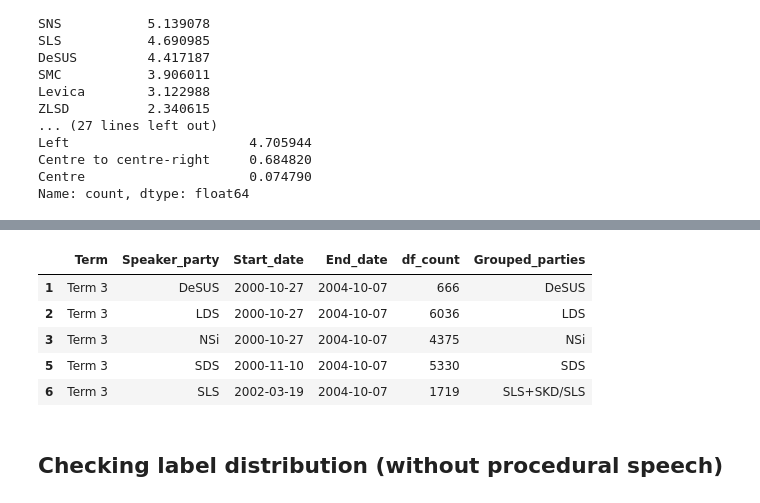
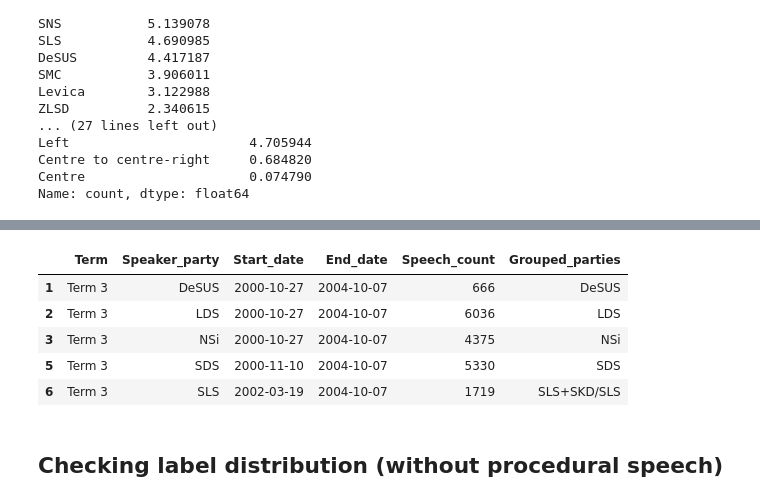
Before and after one commit to katjameden/ParlaMint_Sentiment, a Jupyter notebook: Aggregation/Notebooks/Sentiment_Analysis/Analysis.ipynb, the cells around one changed output, grey strips where cells are left out. Saved outputs shown, nothing was run; the diff lists cells and outputs as text; code cells hidden in the pictures.

```diff
--- a/Aggregation/Notebooks/Sentiment_Analysis/Analysis.ipynb
+++ b/Aggregation/Notebooks/Sentiment_Analysis/Analysis.ipynb
@@ -244,26 +239,27 @@ plt.show()
 # %%
 activity = df.groupby(['Term', 'Speaker_party']).agg(
     Start_date=('Date', 'min'),
     End_date=('Date', 'max'),
-    df_count=('Date', 'size')  # Number of rows in the group
+    Speech_count=('Date', 'size')  # Number of rows in the group (len())
 ).reset_index()
-activity = activity[~activity['Speaker_party'].isin(["-", "NeP", "NP", "Lipa", "Konkretno"])]
+activity = activity[~activity['Speaker_party'].isin(["-", "NeP", "NP"])]
 groups = {
     "ZL": "ZL/Levica",
     "Levica": "ZL/Levica",
-    "SAB" :"SAB/ZaAB",
-    "ZaAB":"SAB/ZaAB",
+    "ZaAB":"ZaAB/ZaSLD/SAB",
+    "ZaSLD":"ZaAB/ZaSLD/SAB",
+    "SAB" :"ZaAB/ZaSLD/SAB",
     "ZLSD":"ZLSD/SD",
     "SD":"ZLSD/SD",
     "SLS+SKD":"SLS+SKD/SLS",
     "SLS":"SLS+SKD/SLS",
     "DLGV":"DLGV/DL",
     "DL":"DLGV/DL"
 }
 activity["Grouped_parties"] = activity['Speaker_party'].replace(groups).fillna(activity['Speaker_party'])
 activity.head()
 # %% [output]
-|  | Term | Speaker_party | Start_date | End_date | df_count | Grouped_parties |
+|  | Term | Speaker_party | Start_date | End_date | Speech_count | Grouped_parties |
 | 1 | Term 3 | DeSUS | 2000-10-27 | 2004-10-07 | 666 | DeSUS |
 | 2 | Term 3 | LDS | 2000-10-27 | 2004-10-07 | 6036 | LDS |
 | 3 | Term 3 | NSi | 2000-10-27 | 2004-10-07 | 4375 | NSi |
```
Also changed, not shown: parts of 7 cells of this notebook, 2 other files.
